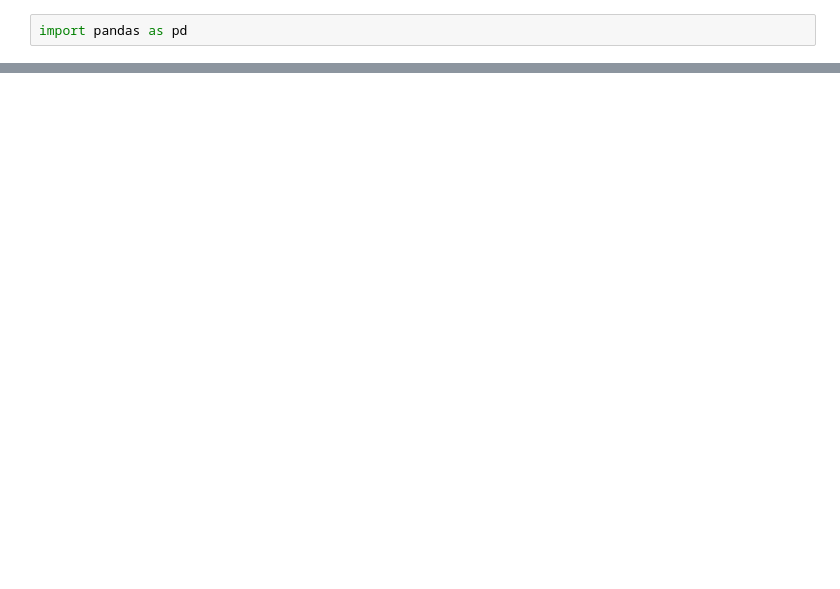
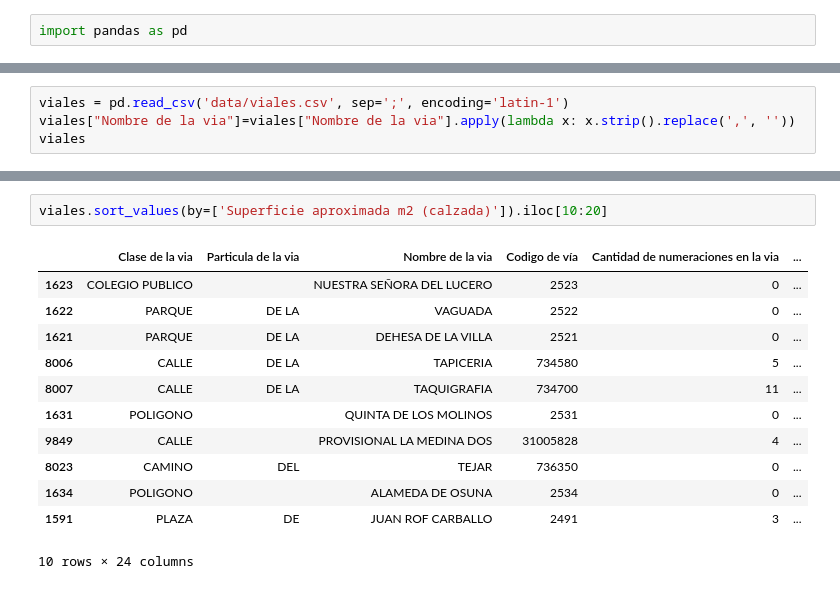
Before and after one commit to winoo19/GPS, a Jupyter notebook: parse_data.ipynb, the cells around one changed output, grey strips where cells are left out. Drawn from its saved outputs; the diff is of its cells as text; blank space fills up the shorter version.

```diff
--- a/parse_data.ipynb
+++ b/parse_data.ipynb
@@ -107,0 +195,4 @@ cruces.to_csv("data/parsed_cruces.csv")
+# %%
+viales = pd.read_csv('data/viales.csv', sep=';', encoding='latin-1')
+viales["Nombre de la via"]=viales["Nombre de la via"].apply(lambda x: x.strip().replace(',', ''))
+viales
@@ -107,0 +213,15 @@ cruces.to_csv("data/parsed_cruces.csv")
+# %%
+viales.sort_values(by=['Superficie aproximada m2 (calzada)']).iloc[10:20]
+# %% [output]
+|  | Clase de la via | Particula de la via | Nombre de la via | Codigo de vía | Cantidad de numeraciones en la via | ... |
+| 1623 | COLEGIO PUBLICO |  | NUESTRA SEÑORA DEL LUCERO | 2523 | 0 | ... |
+| 1622 | PARQUE | DE LA | VAGUADA | 2522 | 0 | ... |
+| 1621 | PARQUE | DE LA | DEHESA DE LA VILLA | 2521 | 0 | ... |
+| 8006 | CALLE | DE LA | TAPICERIA | 734580 | 5 | ... |
+| 8007 | CALLE | DE LA | TAQUIGRAFIA | 734700 | 11 | ... |
+| 1631 | POLIGONO |  | QUINTA DE LOS MOLINOS | 2531 | 0 | ... |
+| 9849 | CALLE |  | PROVISIONAL LA MEDINA DOS | 31005828 | 4 | ... |
+| 8023 | CAMINO | DEL | TEJAR | 736350 | 0 | ... |
+| 1634 | POLIGONO |  | ALAMEDA DE OSUNA | 2534 | 0 | ... |
+| 1591 | PLAZA | DE | JUAN ROF CARBALLO | 2491 | 3 | ... |
+10 rows × 24 columns
```
Also changed, not shown: parts of 28 cells of this notebook, 12 other files.
